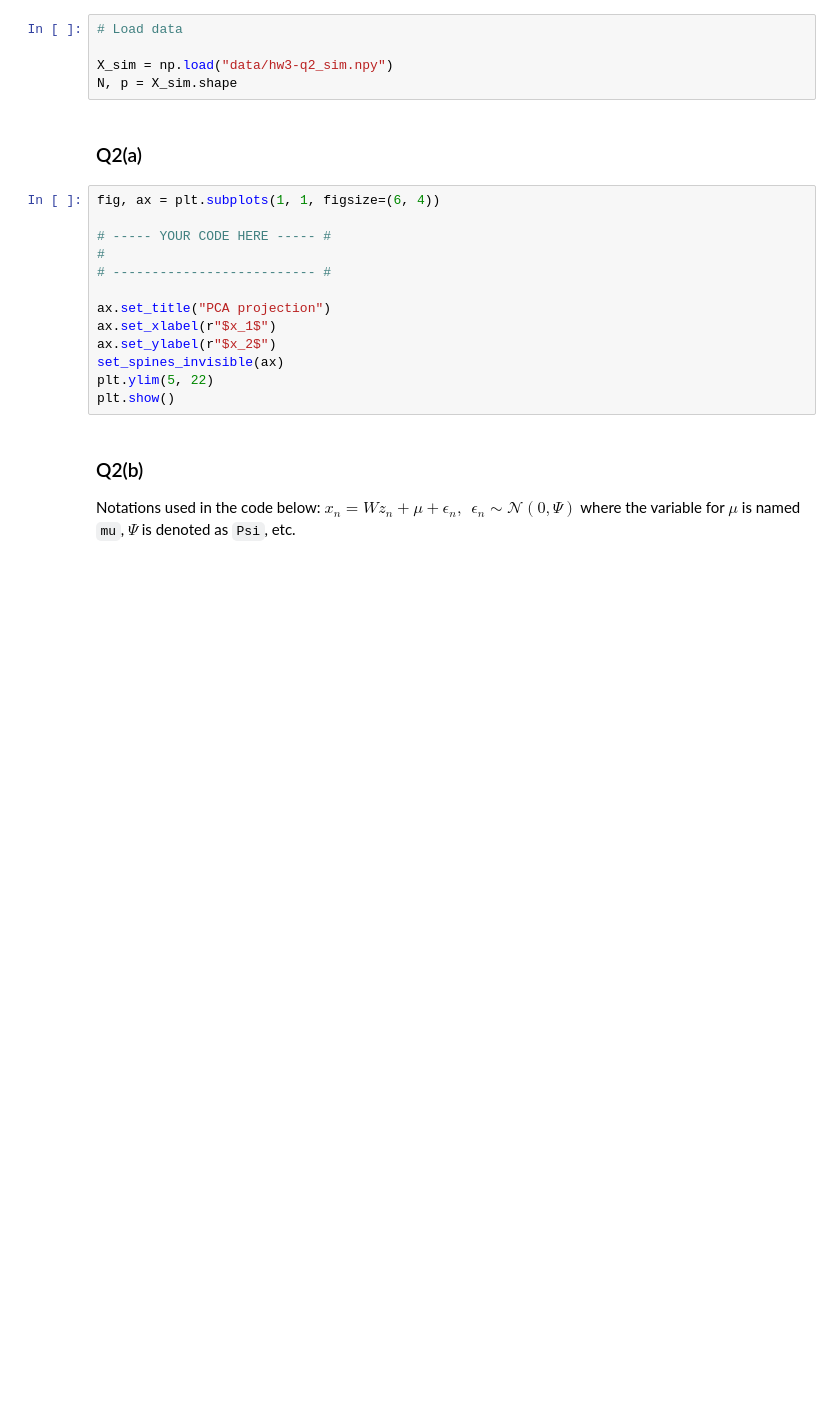
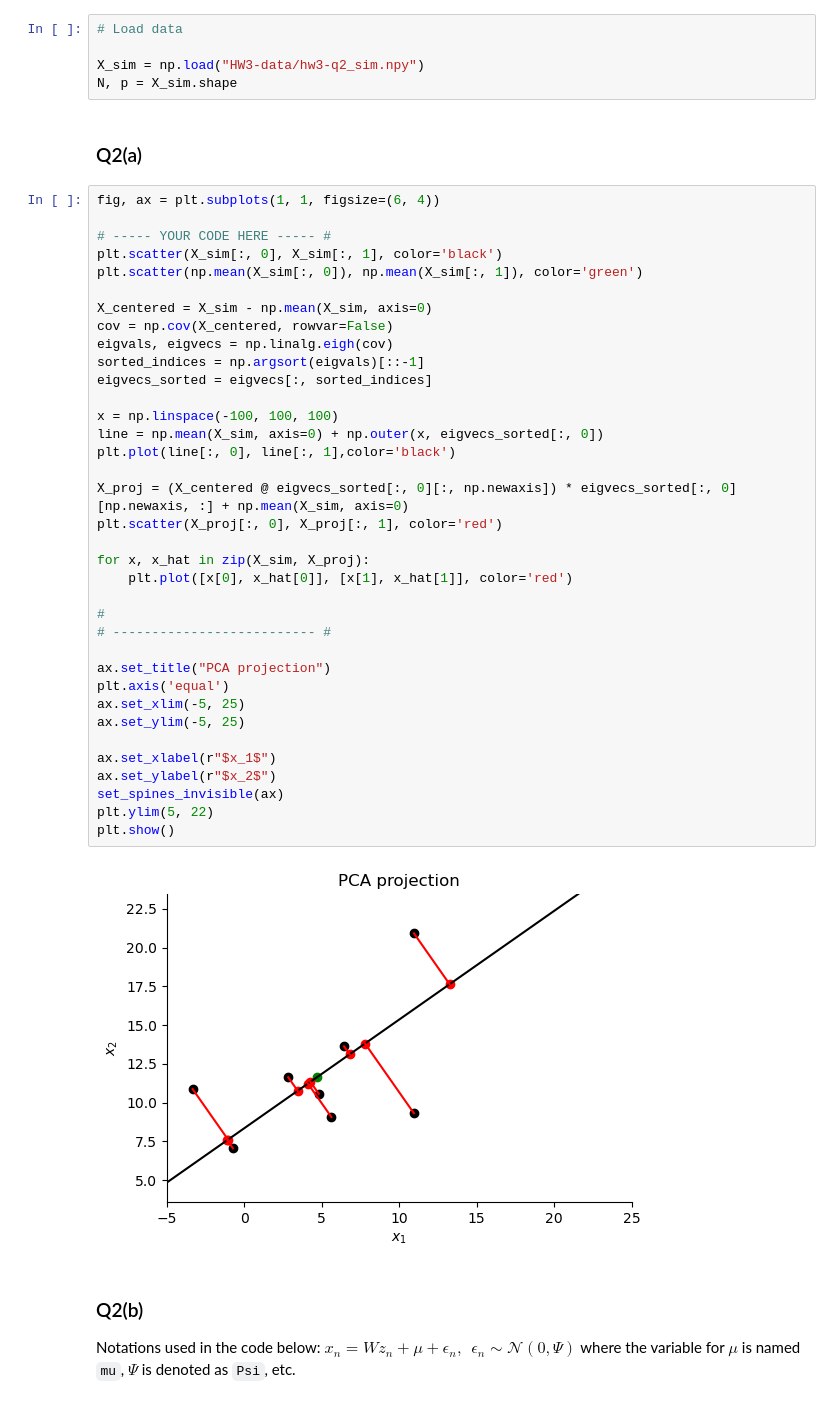
Before and after one commit to khanakagrawal/ML_for_Neuro, a Jupyter notebook: hw3/HW3.ipynb, the cells around one changed output. Cells and saved outputs as stored; diff of their text form; blank space fills up the shorter version.

Commit message:
question 2 part a, pca projections

```diff
--- a/hw3/HW3.ipynb
+++ b/hw3/HW3.ipynb
@@ -142,23 +142,48 @@ A: I believe so? I am a little unsure if I am looking at this correctly, but the
 # %%
 # Load data
 
-X_sim = np.load("data/hw3-q2_sim.npy")
+X_sim = np.load("HW3-data/hw3-q2_sim.npy")
 N, p = X_sim.shape
 # %% [markdown]
 ### Q2(a)
-# %%
-fig, ax = plt.subplots(1, 1, figsize=(6, 4))
-
-# ----- YOUR CODE HERE ----- #
-#
-# -------------------------- #
-
-ax.set_title("PCA projection")
-ax.set_xlabel(r"$x_1$")
-ax.set_ylabel(r"$x_2$")
-set_spines_invisible(ax)
-plt.ylim(5, 22)
-plt.show()
+# %%
+fig, ax = plt.subplots(1, 1, figsize=(6, 4))
+
+# ----- YOUR CODE HERE ----- #
+plt.scatter(X_sim[:, 0], X_sim[:, 1], color='black')
+plt.scatter(np.mean(X_sim[:, 0]), np.mean(X_sim[:, 1]), color='green')
+
+X_centered = X_sim - np.mean(X_sim, axis=0)
+cov = np.cov(X_centered, rowvar=False)
+eigvals, eigvecs = np.linalg.eigh(cov)
+sorted_indices = np.argsort(eigvals)[::-1]
+eigvecs_sorted = eigvecs[:, sorted_indices]
+
+x = np.linspace(-100, 100, 100)
+line = np.mean(X_sim, axis=0) + np.outer(x, eigvecs_sorted[:, 0])
+plt.plot(line[:, 0], line[:, 1],color='black')
+
+X_proj = (X_centered @ eigvecs_sorted[:, 0][:, np.newaxis]) * eigvecs_sorted[:, 0][np.newaxis, :] + np.mean(X_sim, axis=0)
+plt.scatter(X_proj[:, 0], X_proj[:, 1], color='red')
+
+for x, x_hat in zip(X_sim, X_proj):
+    plt.plot([x[0], x_hat[0]], [x[1], x_hat[1]], color='red')
+
+#
+# -------------------------- #
+
+ax.set_title("PCA projection")
+plt.axis('equal')
+ax.set_xlim(-5, 25)
+ax.set_ylim(-5, 25)
+
+ax.set_xlabel(r"$x_1$")
+ax.set_ylabel(r"$x_2$")
+set_spines_invisible(ax)
+plt.ylim(5, 22)
+plt.show()
+# %% [output]
+[figure, added]
 # %% [markdown]
 ### Q2(b)
 
```
